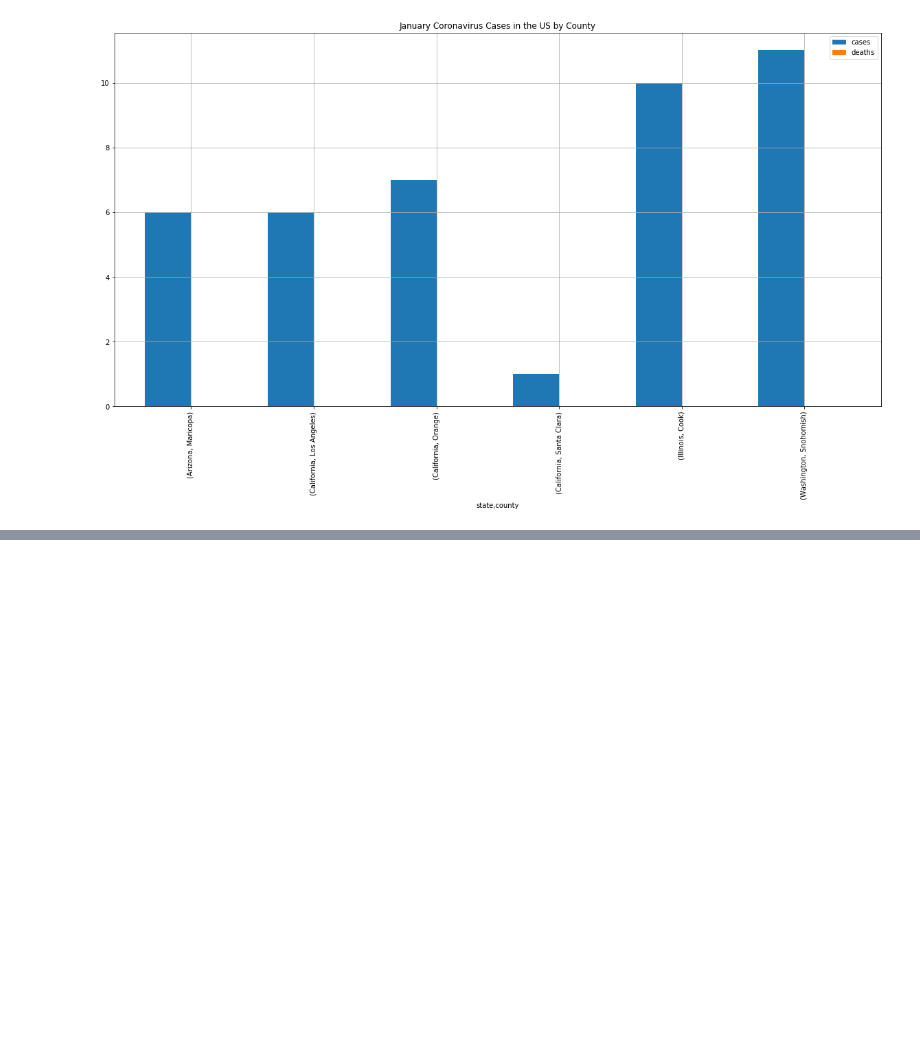
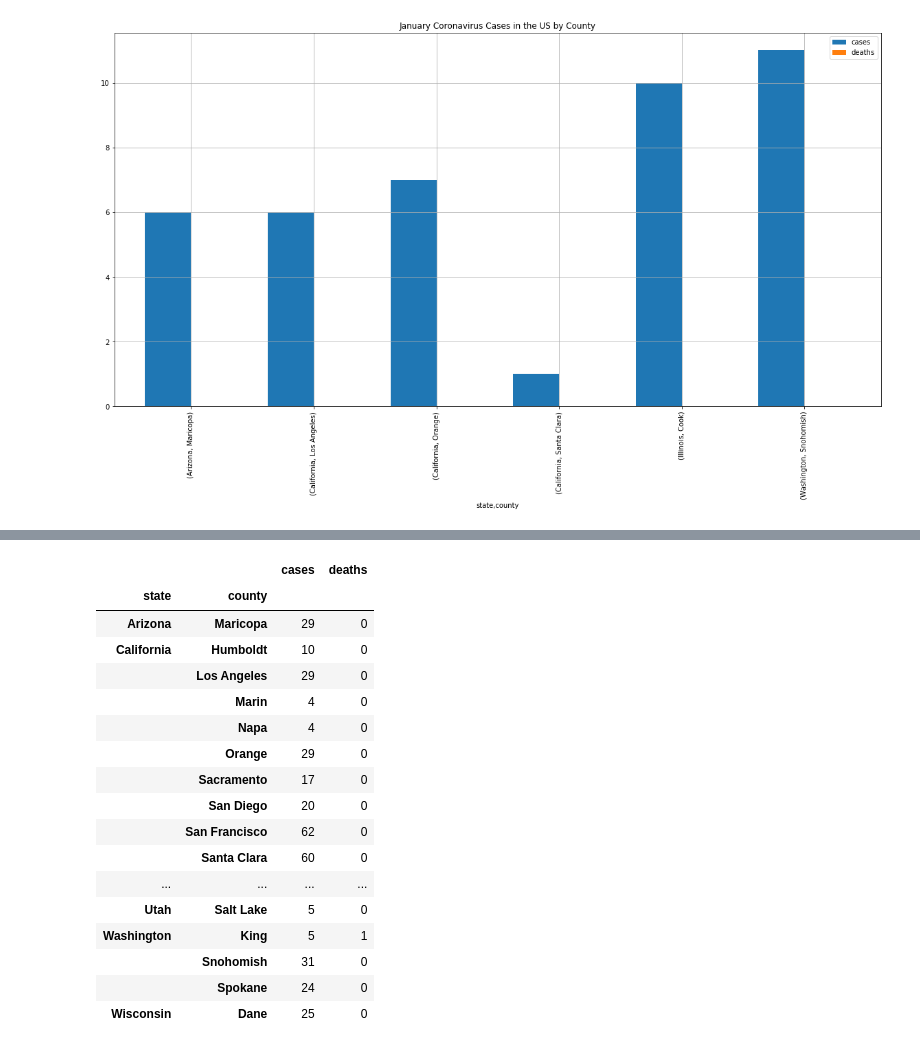
Before and after one commit to irwinmier96/Extra_Side_Projects, a Jupyter notebook: Coronavirus Cases by U.S County 2020/covid_reports.ipynb, the cells around one changed output, grey strips where cells are left out. Drawn from its saved outputs; the diff is of its cells as text; code cells hidden in the pictures; blank space fills up the shorter version.

Commit message:
new feb cases graph added

```diff
--- a/Coronavirus Cases by U.S County 2020/covid_reports.ipynb
+++ b/Coronavirus Cases by U.S County 2020/covid_reports.ipynb
@@ -59,3 +64,17 @@ plt.title("January Coronavirus Cases in the US by County")
 plt.grid()
 # %% [output]
 [figure]
+# %%
+#Febuary Cases
+#to see which counties had the highest recorded cases throughout the entire month
+
+data['date'] = pd.to_datetime(data['date'])
+
+febuary_start_date = '2/1/2020'
+febuary_end_date = '2/29/2020'
+
+febuary_cases = (data['date'] >= febuary_start_date) & (data['date'] <= febuary_end_date)
+febuary_cases_df = data.loc[febuary_cases]
+febuary_cases_df = pd.DataFrame(febuary_cases_df, columns = ['date', 'county', 'state', 'cases', 'deaths'])
+
+febuary_cases_df.head()
@@ -61,0 +88,23 @@ plt.grid()
+# %%
+febuary_cases_by_county = febuary_cases_df.groupby(['state', 'county']).sum()
+
+febuary_cases_by_county
+# %% [output]
+|  |  | cases | deaths |
+| state | county |  |  |
+| Arizona | Maricopa | 29 | 0 |
+| California | Humboldt | 10 | 0 |
+|  | Los Angeles | 29 | 0 |
+|  | Marin | 4 | 0 |
+|  | Napa | 4 | 0 |
+|  | Orange | 29 | 0 |
+|  | Sacramento | 17 | 0 |
+|  | San Diego | 20 | 0 |
+|  | San Francisco | 62 | 0 |
+|  | Santa Clara | 60 | 0 |
+| ... | ... | ... | ... |
+| Utah | Salt Lake | 5 | 0 |
+| Washington | King | 5 | 1 |
+|  | Snohomish | 31 | 0 |
+|  | Spokane | 24 | 0 |
+| Wisconsin | Dane | 25 | 0 |
```
Also changed, not shown: parts of 4 cells of this notebook.
